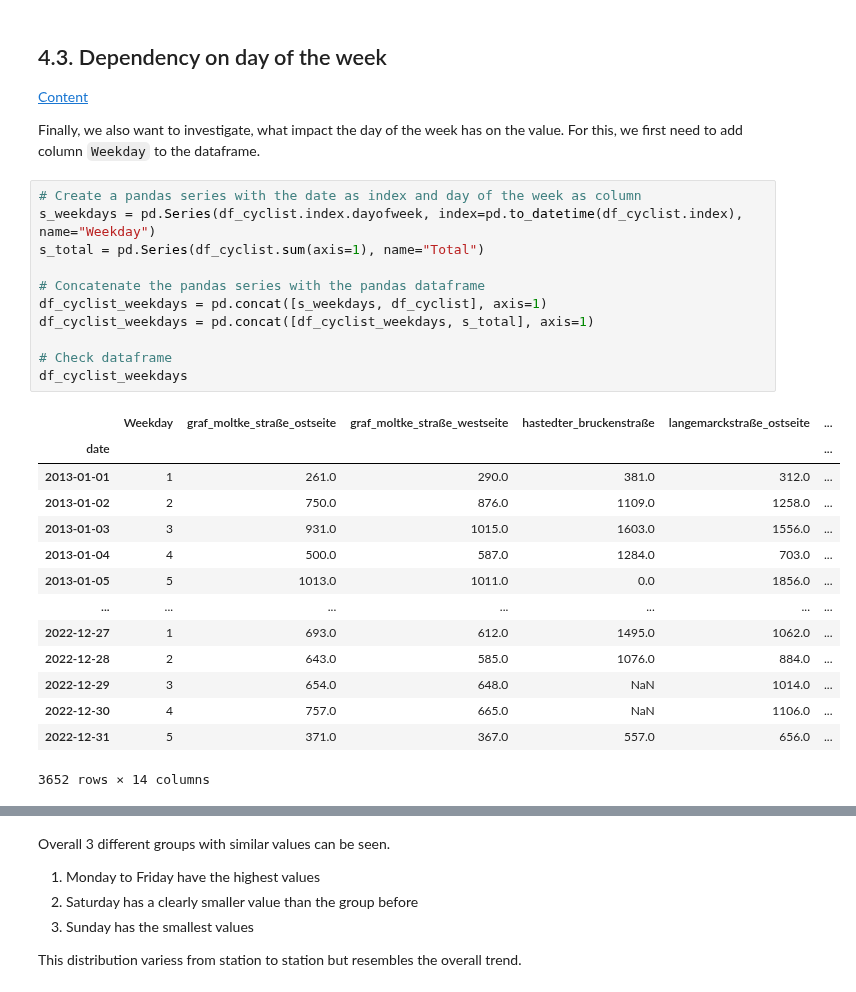
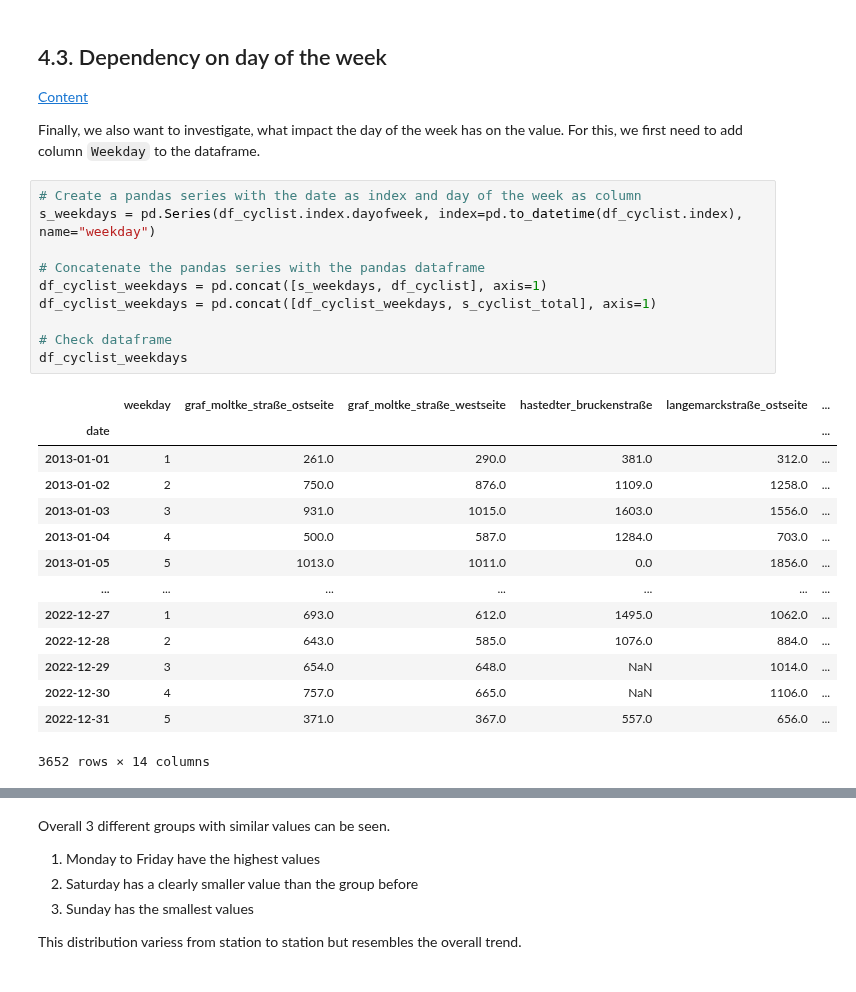
Before and after one commit to Rudinius/Bike_usage_Bremen, a Jupyter notebook: 2_EDA.ipynb, the cells around one changed output, grey strips where cells are left out. Cells and saved outputs as stored; diff of their text form.

```diff
--- a/2_EDA.ipynb
+++ b/2_EDA.ipynb
@@ -538,17 +554,16 @@ The station `LangemarckStrWest` has the biggest outliers.
 Finally, we also want to investigate, what impact the day of the week has on the value. For this, we first need to add column `Weekday` to the dataframe.
 # %%
 # Create a pandas series with the date as index and day of the week as column
-s_weekdays = pd.Series(df_cyclist.index.dayofweek, index=pd.to_datetime(df_cyclist.index), name="Weekday")
-s_total = pd.Series(df_cyclist.sum(axis=1), name="Total")
+s_weekdays = pd.Series(df_cyclist.index.dayofweek, index=pd.to_datetime(df_cyclist.index), name="weekday")
 
 # Concatenate the pandas series with the pandas dataframe
 df_cyclist_weekdays = pd.concat([s_weekdays, df_cyclist], axis=1)
-df_cyclist_weekdays = pd.concat([df_cyclist_weekdays, s_total], axis=1)
+df_cyclist_weekdays = pd.concat([df_cyclist_weekdays, s_cyclist_total], axis=1)
 
 # Check dataframe
 df_cyclist_weekdays
 # %% [output]
-|  | Weekday | graf_moltke_straße_ostseite | graf_moltke_straße_westseite | hastedter_bruckenstraße | langemarckstraße_ostseite | ... |
+|  | weekday | graf_moltke_straße_ostseite | graf_moltke_straße_westseite | hastedter_bruckenstraße | langemarckstraße_ostseite | ... |
 | date |  |  |  |  |  | ... |
 | 2013-01-01 | 1 | 261.0 | 290.0 | 381.0 | 312.0 | ... |
 | 2013-01-02 | 2 | 750.0 | 876.0 | 1109.0 | 1258.0 | ... |
```
Also changed, not shown: parts of 13 cells of this notebook.
